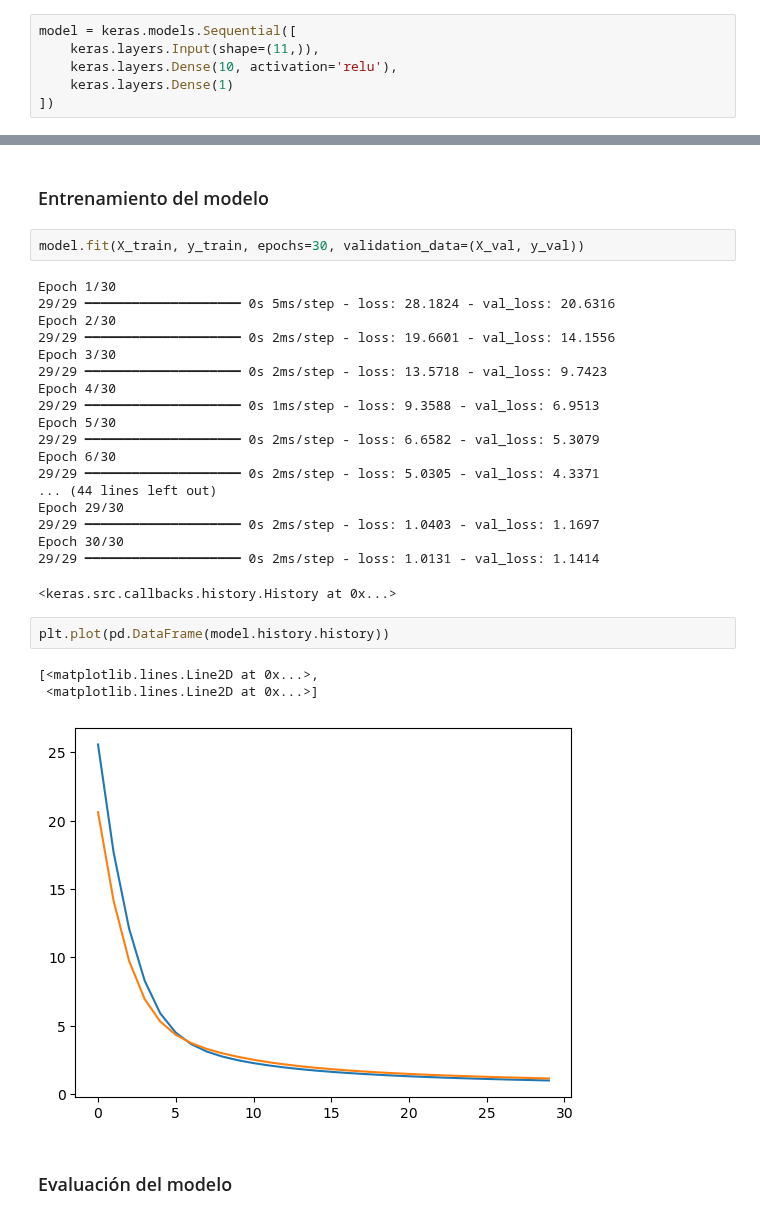
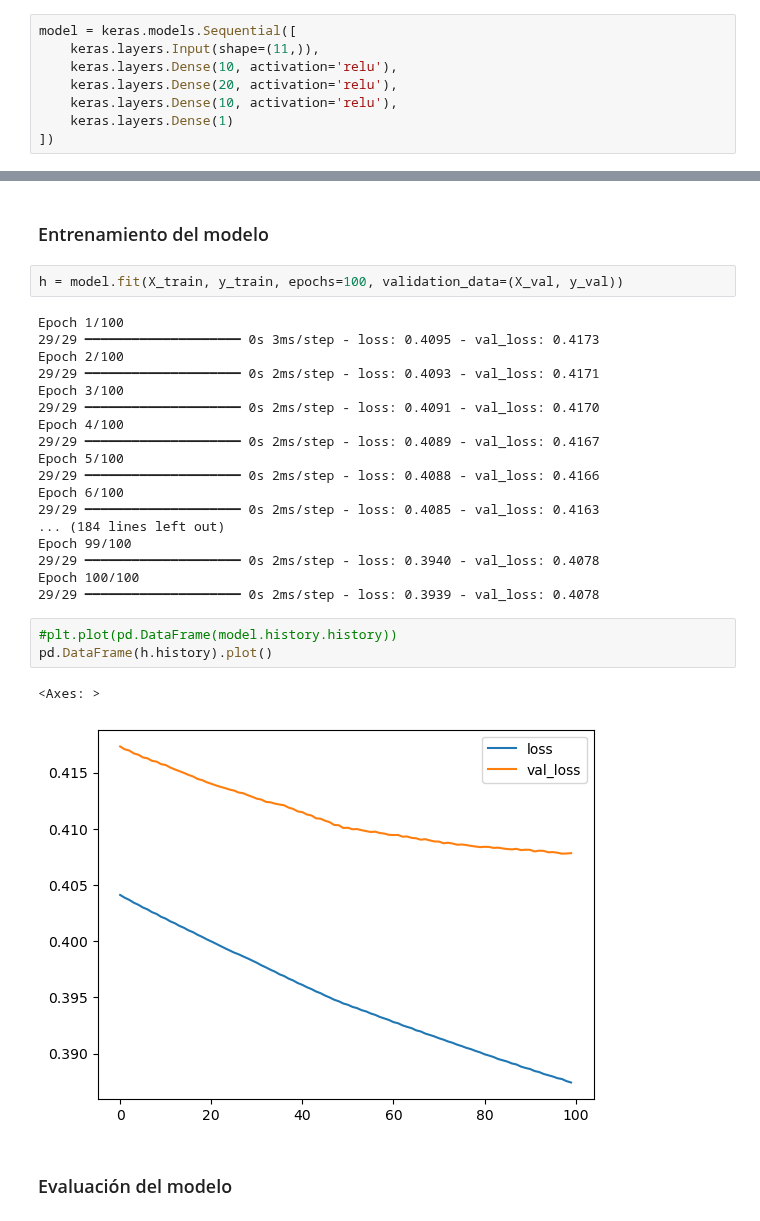
Before and after one commit to DaniMartinezX/carpeta_IA, a Jupyter notebook: Sistemas de Aprendizaxe Automático/redes_neuronales/ejercicios/vino_red_neuronal.ipynb, the cells around one changed output, grey strips where cells are left out. Drawn from its saved outputs; the diff is of its cells as text.

```diff
--- a/Sistemas de Aprendizaxe Automático/redes_neuronales/ejercicios/vino_red_neuronal.ipynb
+++ b/Sistemas de Aprendizaxe Automático/redes_neuronales/ejercicios/vino_red_neuronal.ipynb
@@ -41,6 +41,8 @@ X_train.shape
 model = keras.models.Sequential([
     keras.layers.Input(shape=(11,)),
     keras.layers.Dense(10, activation='relu'),
+    keras.layers.Dense(20, activation='relu'),
+    keras.layers.Dense(10, activation='relu'),
     keras.layers.Dense(1)
 ])
 # %%
@@ -65,31 +71,30 @@ Model: "sequential_3"
 # %% [markdown]
 ### Entrenamiento del modelo
 # %%
-model.fit(X_train, y_train, epochs=30, validation_data=(X_val, y_val))
+h = model.fit(X_train, y_train, epochs=100, validation_data=(X_val, y_val))
 # %% [output]
-Epoch 1/30
-29/29 ━━━━━━━━━━━━━━━━━━━━ 0s 5ms/step - loss: 28.1824 - val_loss: 20.6316
-Epoch 2/30
-29/29 ━━━━━━━━━━━━━━━━━━━━ 0s 2ms/step - loss: 19.6601 - val_loss: 14.1556
-Epoch 3/30
-29/29 ━━━━━━━━━━━━━━━━━━━━ 0s 2ms/step - loss: 13.5718 - val_loss: 9.7423
-Epoch 4/30
-29/29 ━━━━━━━━━━━━━━━━━━━━ 0s 1ms/step - loss: 9.3588 - val_loss: 6.9513
-Epoch 5/30
-29/29 ━━━━━━━━━━━━━━━━━━━━ 0s 2ms/step - loss: 6.6582 - val_loss: 5.3079
-Epoch 6/30
-29/29 ━━━━━━━━━━━━━━━━━━━━ 0s 2ms/step - loss: 5.0305 - val_loss: 4.3371
-... (44 lines left out)
-Epoch 29/30
-29/29 ━━━━━━━━━━━━━━━━━━━━ 0s 2ms/step - loss: 1.0403 - val_loss: 1.1697
-Epoch 30/30
-29/29 ━━━━━━━━━━━━━━━━━━━━ 0s 2ms/step - loss: 1.0131 - val_loss: 1.1414
+Epoch 1/100
+29/29 ━━━━━━━━━━━━━━━━━━━━ 0s 3ms/step - loss: 0.4095 - val_loss: 0.4173
+Epoch 2/100
+29/29 ━━━━━━━━━━━━━━━━━━━━ 0s 2ms/step - loss: 0.4093 - val_loss: 0.4171
+Epoch 3/100
+29/29 ━━━━━━━━━━━━━━━━━━━━ 0s 2ms/step - loss: 0.4091 - val_loss: 0.4170
+Epoch 4/100
+29/29 ━━━━━━━━━━━━━━━━━━━━ 0s 2ms/step - loss: 0.4089 - val_loss: 0.4167
+Epoch 5/100
+29/29 ━━━━━━━━━━━━━━━━━━━━ 0s 2ms/step - loss: 0.4088 - val_loss: 0.4166
+Epoch 6/100
+29/29 ━━━━━━━━━━━━━━━━━━━━ 0s 2ms/step - loss: 0.4085 - val_loss: 0.4163
+... (184 lines left out)
+Epoch 99/100
+29/29 ━━━━━━━━━━━━━━━━━━━━ 0s 2ms/step - loss: 0.3940 - val_loss: 0.4078
+Epoch 100/100
+29/29 ━━━━━━━━━━━━━━━━━━━━ 0s 2ms/step - loss: 0.3939 - val_loss: 0.4078
-<keras.src.callbacks.history.History at 0x...>
 # %%
-plt.plot(pd.DataFrame(model.history.history))
+#plt.plot(pd.DataFrame(model.history.history))
+pd.DataFrame(h.history).plot()
 # %% [output]
-[<matplotlib.lines.Line2D at 0x...>,
- <matplotlib.lines.Line2D at 0x...>]
+<Axes: >
-[figure, old version]
+[figure, new version]
 # %% [markdown]
 ### Evaluación del modelo
```
Also changed, not shown: parts of 6 cells of this notebook, 4 other files.
